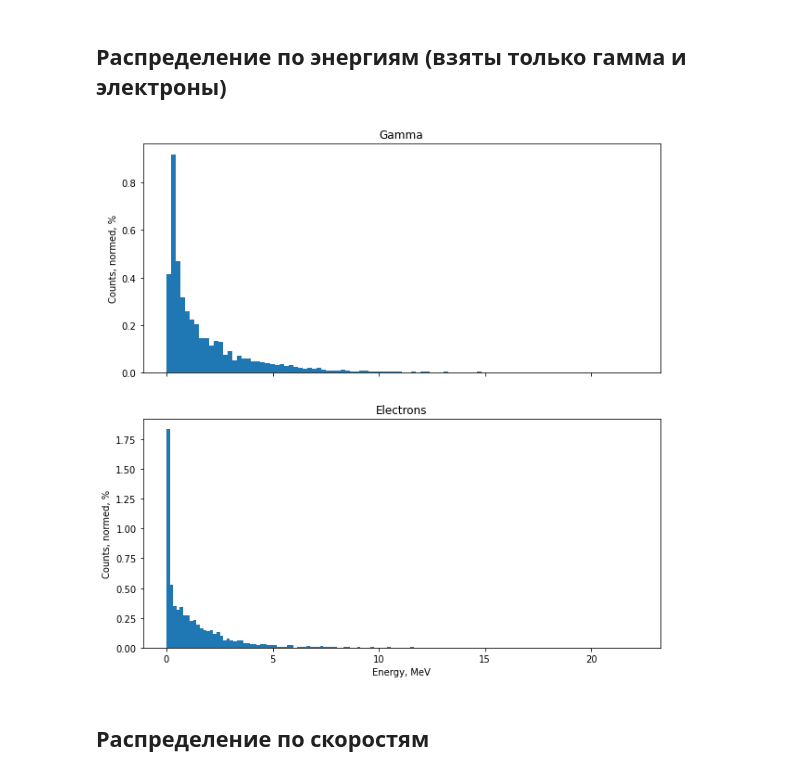
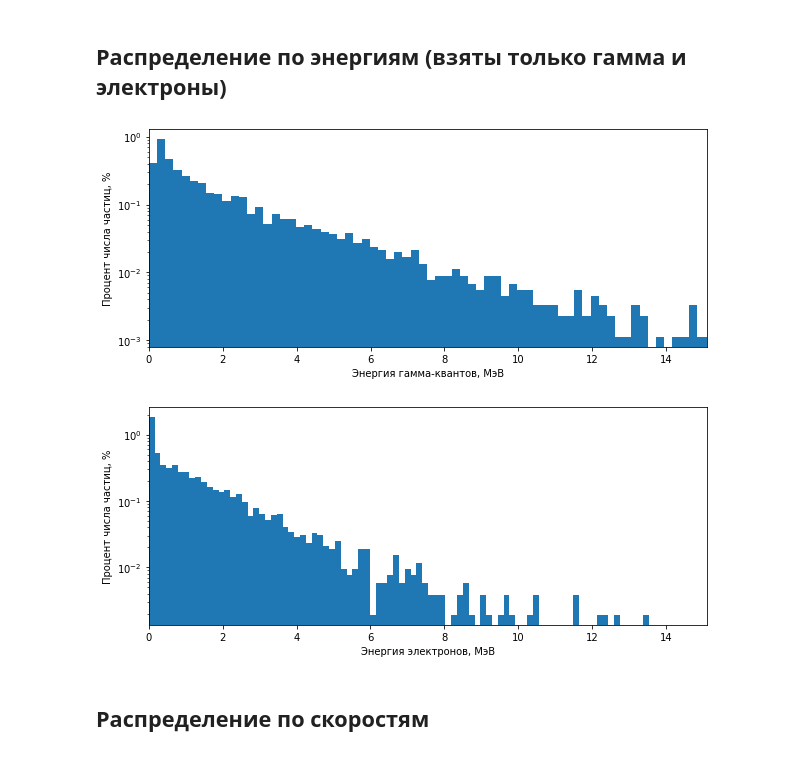
Before and after one commit to annndruha/Distribution-of-secondary-particles-in-tissue-equivalent-materials, a Jupyter notebook: t1/StatsCalculator.ipynb, the cells around one changed output. Drawn from its saved outputs; the diff is of its cells as text; code cells hidden in the pictures.

```diff
--- a/t1/StatsCalculator.ipynb
+++ b/t1/StatsCalculator.ipynb
@@ -58,3 +86,5 @@ pd.DataFrame(res, columns=['name', 'count', 'percent'])
 # %% [markdown]
 ## Распределение по координатам
+# %%
+plt.rcParams["figure.figsize"] = (6,6)
 # %%
@@ -123,17 +152,24 @@ center_e = center[center['name'] == 'e-']
 # %%
-fig, axs = plt.subplots(2, 1, figsize=(10, 10), sharex=True)
-
-axs[0].hist(center_gamma['E'], bins=100, density=True)
-axs[0].set_title('Gamma')
-axs[0].set_ylabel('Counts, normed, %')
-
-axs[1].hist(center_e['E'], bins=100, density=True)
-axs[1].set_title('Electrons')
-axs[1].set_ylabel('Counts, normed, %')
-axs[1].set_xlabel('Energy, MeV')
+center_gamma = center[center['name'] == 'gamma']
+plt.rcParams["figure.figsize"] = (10,4)
+plt.hist(center_gamma['E'], bins=100, density=True)
+plt.yscale('log')
+plt.xlim([0, 15.1])
+plt.ylabel('Процент числа частиц, %')
+plt.xlabel('Энергия гамма-квантов, МэВ')
 plt.show()
 # %% [output]
-[figure, old version]
+[figure, new version]
+# %%
+center_e = center[center['name'] == 'e-']
+plt.hist(center_e['E'], bins=100, density=True)
+plt.xlim([0, 15.1])
+plt.ylabel('Процент числа частиц, %')
+plt.xlabel('Энергия электронов, МэВ')
+plt.yscale('log')
+plt.show()
+# %% [output]
+[figure, added]
 # %% [markdown]
 ## Распределение по скоростям
 # %%
```
Also changed, not shown: parts of 6 cells of this notebook.
